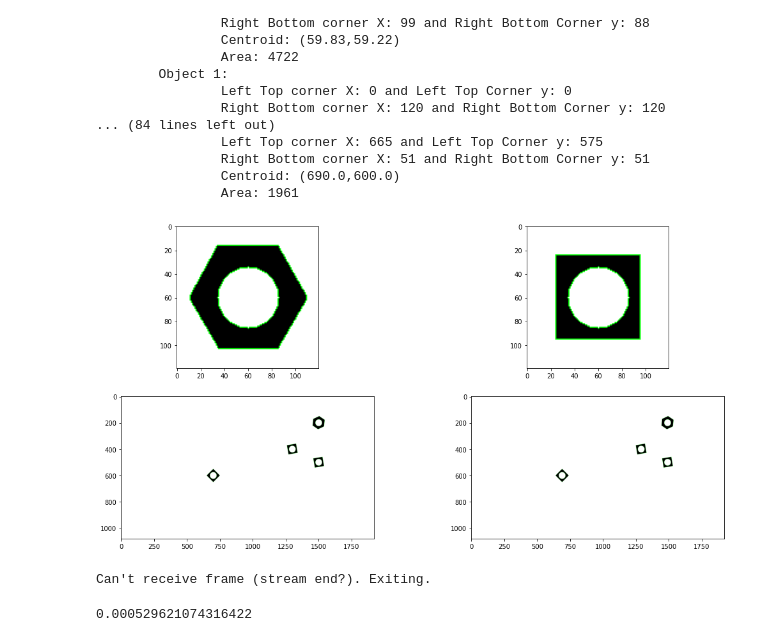
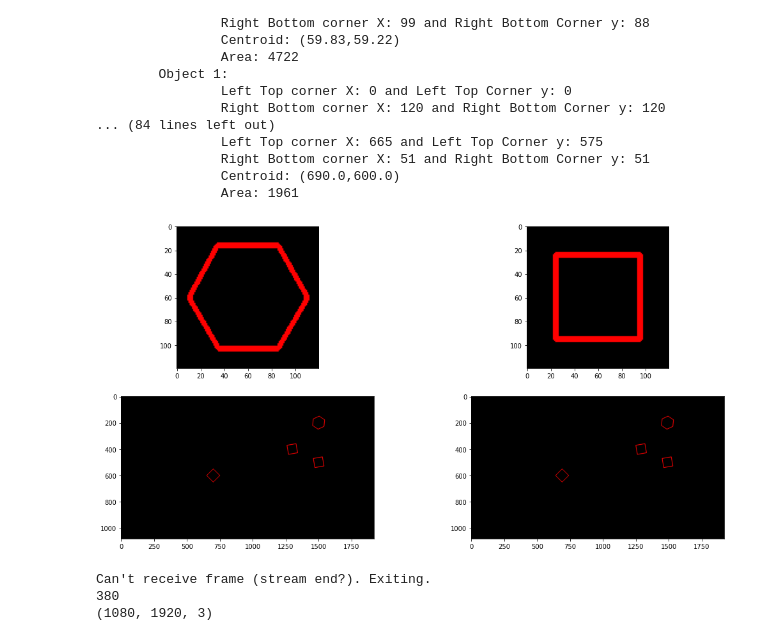
Before and after one commit to Dumindu-Bandara/en2550-fundamentals-of-image-processing-and-machine-vision, a Jupyter notebook: Assignment_3/Assignment_3.ipynb, the cells around one changed output. Drawn from its saved outputs; the diff is of its cells as text; code cells hidden in the pictures.

```diff
--- a/Assignment_3/Assignment_3.ipynb
+++ b/Assignment_3/Assignment_3.ipynb
@@ -88,33 +88,37 @@ Number of connected components:  3
                 Centroid: (690.0,600.0)
                 Area: 1961
 # %%
+import random
+
 def displayContours(img_array, labels):
     w = len(img_array)//2
     h = len(img_array)//2
     fig, ax = plt.subplots(w, h, figsize = (18, 9))
     temp_img_array = list()
 
     for i in range(len(img_array)):
         inverted_img = cv.bitwise_not(img_array[i]).astype('uint8')
-        contours, hierachy = cv.findContours(inverted_img, cv.RETR_TREE, cv.CHAIN_APPROX_SIMPLE)
-        temp_img_array.append(cv.cvtColor(img_array[i], cv.COLOR_GRAY2BGR))
-        cv.drawContours(temp_img_array[i], contours, -1, (0,255,0), 0)
-        ax[i//2, i%2].imshow(temp_img_array[i])
+        contours, hierachy = cv.findContours(inverted_img, cv.RETR_EXTERNAL, cv.CHAIN_APPROX_SIMPLE)
+        temp_img_array.append(np.zeros((img_array[i].shape[0], img_array[i].shape[1], 3)).astype('uint8'))
+        cv.drawContours(temp_img_array[i], contours, -1, (0,0,255), 3)
+        ax[i//2, i%2].imshow(cv.cvtColor(temp_img_array[i], cv.COLOR_BGR2RGB))
 
 displayContours(img_array, labels)
 # %% [output]
-[figure, old version]
+[figure, new version]
 # %%
 cv.namedWindow('Conveyor', cv.WINDOW_NORMAL)
 cap = cv.VideoCapture('images/conveyor.mp4')
 f = 0
 frame = []
+in_frames = []
 while cap.isOpened():
     ret, frame = cap.read()
+
     if not ret:
         print("Can't receive frame (stream end?). Exiting.")
         break
-
+    in_frames.append(frame)
     f += 1
     text = 'Frame:' + str(f)
     cv.putText(frame,text , (100, 100), cv.FONT_HERSHEY_COMPLEX, 1, (0,250,0), 1, cv.LINE_AA)
@@ -127,52 +131,5 @@ cap.release()
 cv.destroyAllWindows()
 # %% [output]
 Can't receive frame (stream end?). Exiting.
+380
+(1080, 1920, 3)
-# %%
-
-inverted_hexnut_img = cv.bitwise_not(hexnut_closing).astype('uint8')
-inverted_squarenut_img = cv.bitwise_not(squarenut_closing).astype('uint8')
-inverted_f100_img   = cv.bitwise_not(conveyor_f100_closing).astype('uint8')
-contours, hierachy = cv.findContours(inverted_squarenut_img, cv.RETR_TREE, cv.CHAIN_APPROX_SIMPLE)
-cnt1 = contours[0]
-hierarchy = hierachy[0] # get the actual inner list of hierarchy descriptions
-
-contours, hierachy = cv.findContours(inverted_f100_img, cv.RETR_TREE, cv.CHAIN_APPROX_SIMPLE)
-cnt2 = contours[0]
-hierarchy = hierachy[0] # get the actual inner list of hierarchy descriptions
-ret = cv.matchShapes(cnt1,cnt2,1,0.0)
-print(ret)
-#print(hierarchy)
-# For each contour, find the bounding rectangle and draw it
-# for component in zip(contours, hierarchy):
-#     currentContour = component[0]
-#     currentHierarchy = component[1]
-#     x,y,w,h = cv.boundingRect(currentContour)
-#     if currentHierarchy[2] < 0:
-#         # these are the innermost child components
-#         cv.rectangle(hexnut_template,(x,y),(x+w,y+h),(0,0,0),3)
-#     elif currentHierarchy[3] < 0:
-#         # these are the outermost parent components
-#         cv.rectangle(hexnut_template,(x,y),(x+w,y+h),(0,255,0),3)
-
-# plt.imshow(cv.cvtColor(hexnut_template, cv.COLOR_BGR2RGB))
-
-# contours, hierachy = cv.findContours(inverted_f100_img, cv.RETR_TREE, cv.CHAIN_APPROX_SIMPLE)
-
-# hierarchy = hierachy[0] # get the actual inner list of hierarchy descriptions
-
-# # For each contour, find the bounding rectangle and draw it
-# for component in zip(contours, hierarchy):
-#     currentContour = component[0]
-#     currentHierarchy = component[1]
-#     x,y,w,h = cv.boundingRect(currentContour)
-#     if currentHierarchy[2] < 0:
-#         # these are the innermost child components
-#         cv.rectangle(conveyor_f100,(x,y),(x+w,y+h),(0,0,0),3)
-#     elif currentHierarchy[3] < 0:
-#         # these are the outermost parent components
-#         cv.rectangle(conveyor_f100,(x,y),(x+w,y+h),(0,255,0),3)
-
-# plt.imshow(cv.cvtColor(conveyor_f100, cv.COLOR_BGR2RGB))
-# #print(contours)
-# %% [output]
-0.000529621074316422
```
Also changed, not shown: parts of 3 cells of this notebook.
